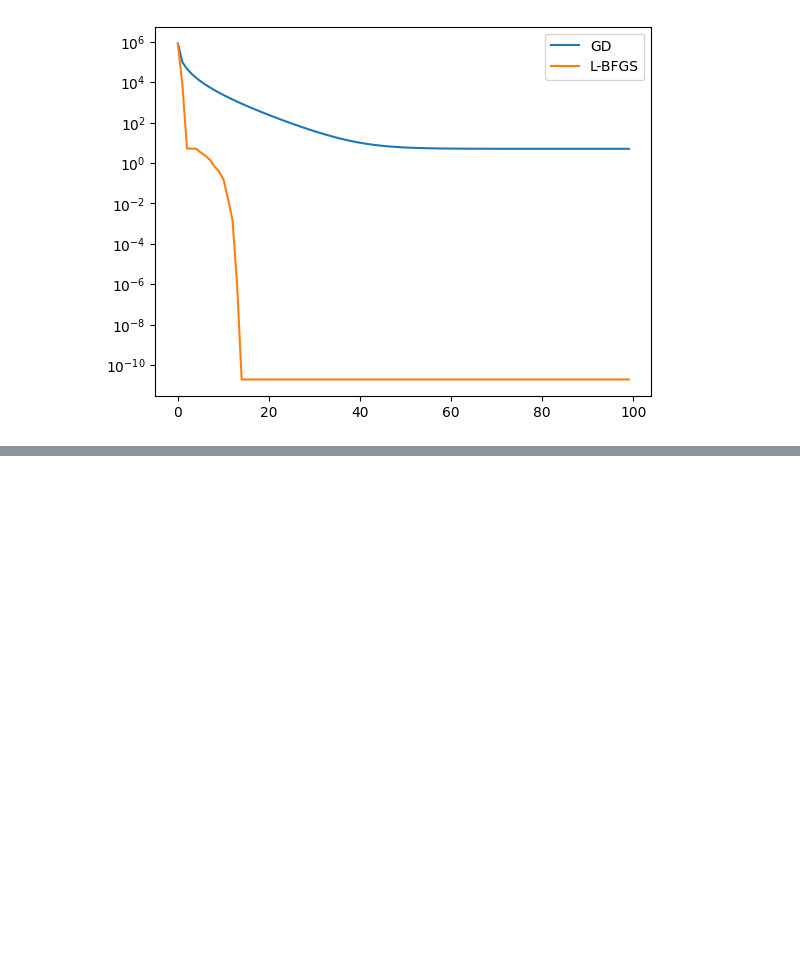
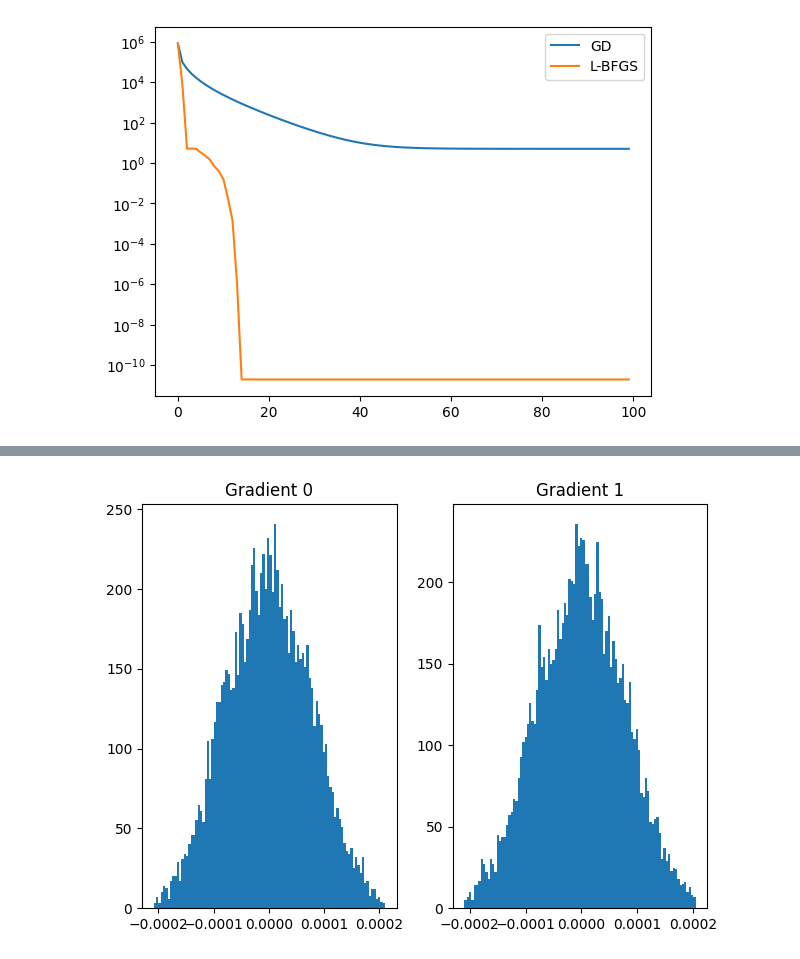
Before and after one commit to wangzican/prdpt2024, a Jupyter notebook: code/optimizations.ipynb, the cells around one changed output, grey strips where cells are left out. Cells and saved outputs as stored; diff of their text form; code cells hidden in the pictures; blank space fills up the shorter version.

```diff
--- a/code/optimizations.ipynb
+++ b/code/optimizations.ipynb
@@ -323,3 +351,24 @@ tensor([[-0.0544, -0.0542],
+# %%
+num = 10000
+distribution = np.zeros((2, num))
+
+for i in range(num):
+    grad = grad_torch(get_smoothed_loss, x.unsqueeze(0), ctx_args)
+    grad = grad.squeeze().cpu().detach().numpy()
+    distribution[:, i] = grad
+# %%
+distribution[1, np.argmin(distribution[1])] = 0
+plt.subplot(1,2,1)
+plt.hist(distribution[0], bins=100)
+plt.tight_layout()
+plt.title("Gradient 0")
+plt.subplot(1,2,2)
+plt.hist(distribution[1],bins=100)
+plt.tight_layout()
+plt.title("Gradient 1")
+plt.show()
+# %% [output]
+[figure, added]
 # %%
 def NCG(f, x0, max_iter, diff, hess, **f_args):
     """
```
Also changed, not shown: parts of 7 cells of this notebook, 2 other files.
